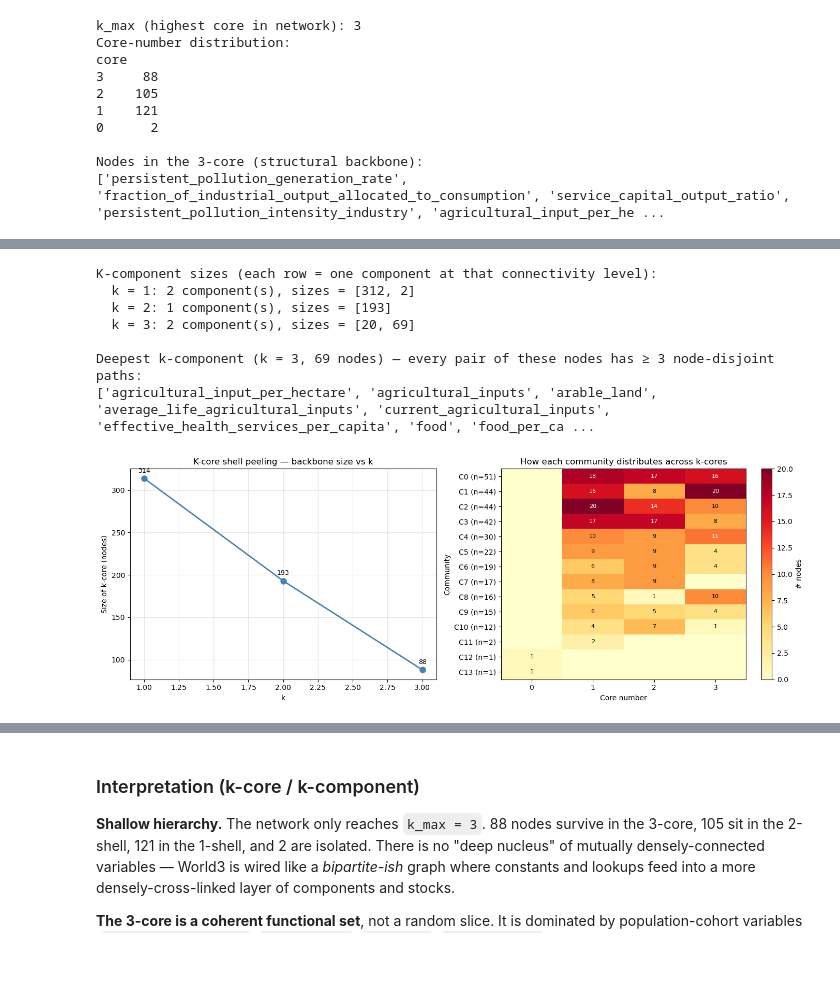
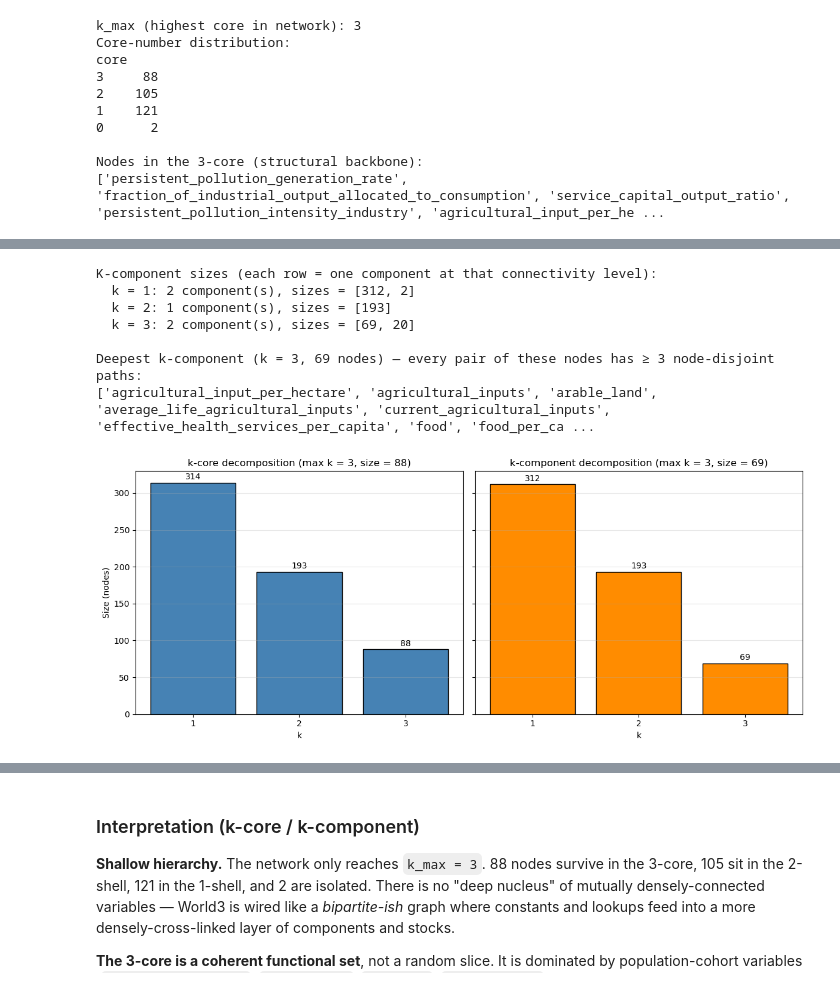
Before and after one commit to XunYang-Lola/CIVIL-534, a Jupyter notebook: final/network_analysis.ipynb, the cells around one changed output, grey strips where cells are left out. Cells and saved outputs as stored; diff of their text form; code cells hidden in the pictures; blank space fills up the shorter version.

Commit message:
modification on network analysis

```diff
--- a/final/network_analysis.ipynb
+++ b/final/network_analysis.ipynb
@@ -36,3 +36,17 @@ Nodes: 316, Edges: 507
 Node types: {'component': 152, 'constant': 81, 'stateful': 27, 'lookup': 55, 'other': 1}
 Density: 0.0051
 Is DAG: False
+# %%
+# World3's five canonical sectors (population / capital / agriculture / pollution / resource)
+# Built once from the pyworld3 source by extracting each module's owned attributes,
+# then propagating to lookups and unlabelled variables via graph neighbours.
+# See sector_of.json for the mapping; it covers all 316 nodes.
+with open('sector_of.json') as fh:
+    sector_of = json.load(fh)
+for n in G.nodes():
+    G.nodes[n]['sector'] = sector_of.get(n, 'other')
+
+sector_counts = Counter(nx.get_node_attributes(G, 'sector').values())
+print('Sector distribution:')
+for s, c in sector_counts.most_common():
+    print(f'  {s:12s}: {c}')
@@ -500,48 +576,50 @@ print(sorted(deepest))
 K-component sizes (each row = one component at that connectivity level):
   k = 1: 2 component(s), sizes = [312, 2]
   k = 2: 1 component(s), sizes = [193]
-  k = 3: 2 component(s), sizes = [20, 69]
+  k = 3: 2 component(s), sizes = [69, 20]
 
 Deepest k-component (k = 3, 69 nodes) — every pair of these nodes has ≥ 3 node-disjoint paths:
 ['agricultural_input_per_hectare', 'agricultural_inputs', 'arable_land', 'average_life_agricultural_inputs', 'current_agricultural_inputs', 'effective_health_services_per_capita', 'food', 'food_per_ca ...
 # %%
-# Visualize: (a) shell-peeling profile, (b) community × core heatmap
-fig, axes = plt.subplots(1, 2, figsize=(14, 5))
+# Left: k-core size at each k. Right: largest k-component at each k.
+# Both panels share the same x-axis (k = 1, 2, 3, ...) and mark the maximum.
+fig, axes = plt.subplots(1, 2, figsize=(12, 5), sharey=True)
 
-# (a) How fast does the network shrink as we peel shells?
 ks = list(range(1, k_max + 1))
-sizes = [len(nx.k_core(U_simple, k)) for k in ks]
-axes[0].plot(ks, sizes, 'o-', color='steelblue', lw=2, ms=8)
+core_sizes = [len(nx.k_core(U_simple, k)) for k in ks]
+kc = nx.k_components(U_simple)
+comp_sizes = [max((len(c) for c in kc.get(k, [])), default=0) for k in ks]
+
+k_core_max  = max(k for k, s in zip(ks, core_sizes) if s > 0)
+k_comp_max  = max(k for k, s in zip(ks, comp_sizes) if s > 0)
+
+axes[0].bar(ks, core_sizes, color='steelblue', edgecolor='black')
 axes[0].set_xlabel('k')
-axes[0].set_ylabel('Size of k-core (nodes)')
-axes[0].set_title('K-core shell peeling — backbone size vs k')
-axes[0].grid(alpha=0.3)
-for k, s in zip(ks, sizes):
-    axes[0].annotate(f'{s}', (k, s), textcoords='offset points', xytext=(0, 8),
-                     ha='center', fontsize=9)
+axes[0].set_ylabel('Size (nodes)')
+axes[0].set_title(f'k-core decomposition (max k = {k_core_max}, size = {core_sizes[k_core_max-1]})')
+axes[0].set_xticks(ks)
+for k, s in zip(ks, core_sizes):
+    axes[0].annotate(f'{s}', (k, s), textcoords='offset points', xytext=(0, 4),
+                     ha='center', fontsize=10)
+axes[0].grid(alpha=0.3, axis='y')
 
-# (b) Community × core heatmap — which communities have dense cores?
-pivot = (core_df.assign(count=1)
-                .pivot_table(index='community', columns='core',
-                             values='count', aggfunc='sum', fill_value=0))
-im = axes[1].imshow(pivot.values, aspect='auto', cmap='YlOrRd')
-axes[1].set_xticks(range(len(pivot.columns)))
-axes[1].set_xticklabels(pivot.columns)
-axes[1].set_yticks(range(len(pivot.index)))
-axes[1].set_yticklabels([f'C{i} (n={len(communities[i])})' for i in pivot.index])
-axes[1].set_xlabel('Core number')
-axes[1].set_ylabel('Community')
-axes[1].set_title('How each community distributes across k-cores')
-plt.colorbar(im, ax=axes[1], label='# nodes')
-for i in range(pivot.shape[0]):
-    for j in range(pivot.shape[1]):
-        v = pivot.values[i, j]
-        if v > 0:
-            axes[1].text(j, i, int(v), ha='center', va='center',
-                         fontsize=8, color='white' if v > pivot.values.max()/2 else 'black')
+axes[1].bar(ks, comp_sizes, color='darkorange', edgecolor='black')
+axes[1].set_xlabel('k')
+axes[1].set_title(f'k-component decomposition (max k = {k_comp_max}, size = {comp_sizes[k_comp_max-1]})')
+axes[1].set_xticks(ks)
+for k, s in zip(ks, comp_sizes):
+    if s > 0:
+        axes[1].annotate(f'{s}', (k, s), textcoords='offset points', xytext=(0, 4),
+                         ha='center', fontsize=10)
+axes[1].grid(alpha=0.3, axis='y')
 
 fig.tight_layout()
 fig.savefig(FIG_DIR / 'kcore_kcomponent.png', dpi=150)
 plt.show()
+
+print(f'k-core sizes  by k: {dict(zip(ks, core_sizes))}')
+print(f'k-comp sizes  by k: {dict(zip(ks, comp_sizes))}')
+print(f'Max k-core: k = {k_core_max}, contains {core_sizes[k_core_max-1]} nodes')
+print(f'Max k-component: k = {k_comp_max}, largest contains {comp_sizes[k_comp_max-1]} nodes')
 # %% [output]
-[figure, old version]
+[figure, new version]
```
Also changed, not shown: parts of 13 cells of this notebook, 4 other files.
